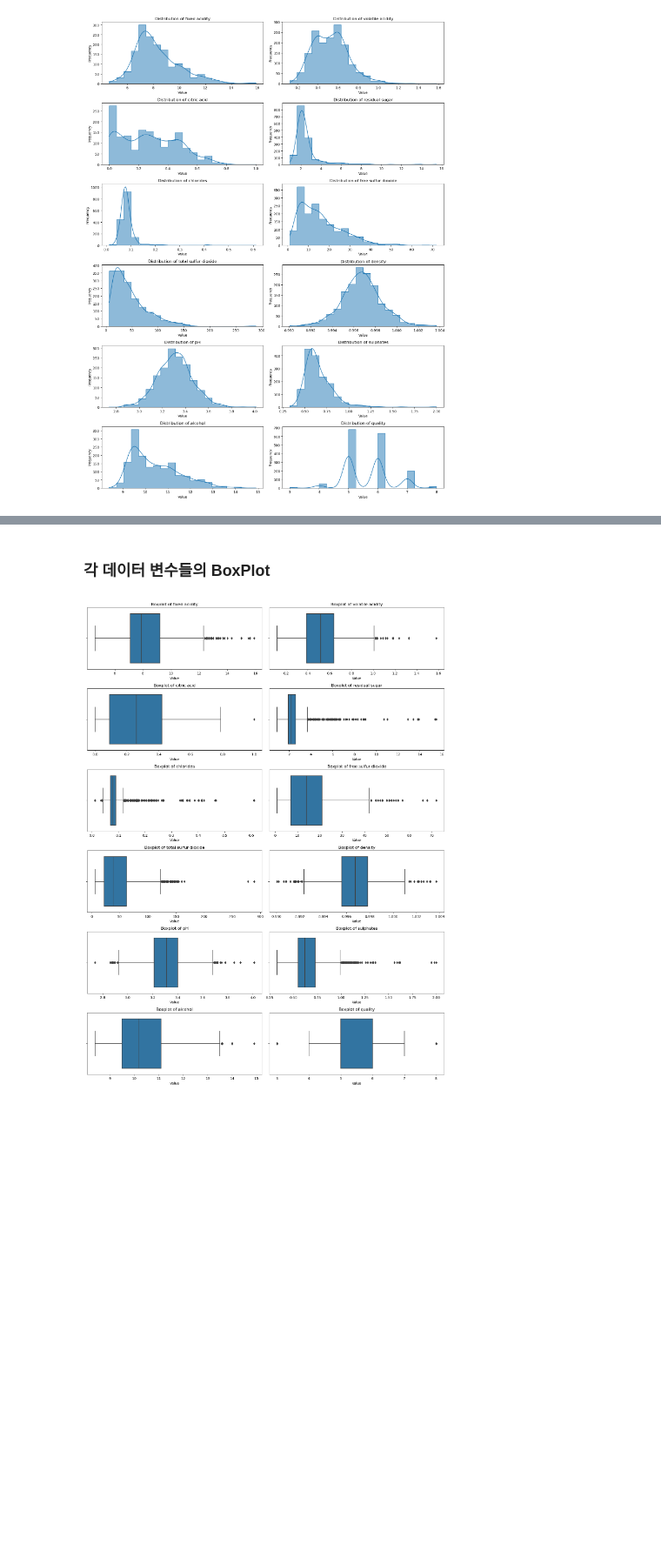
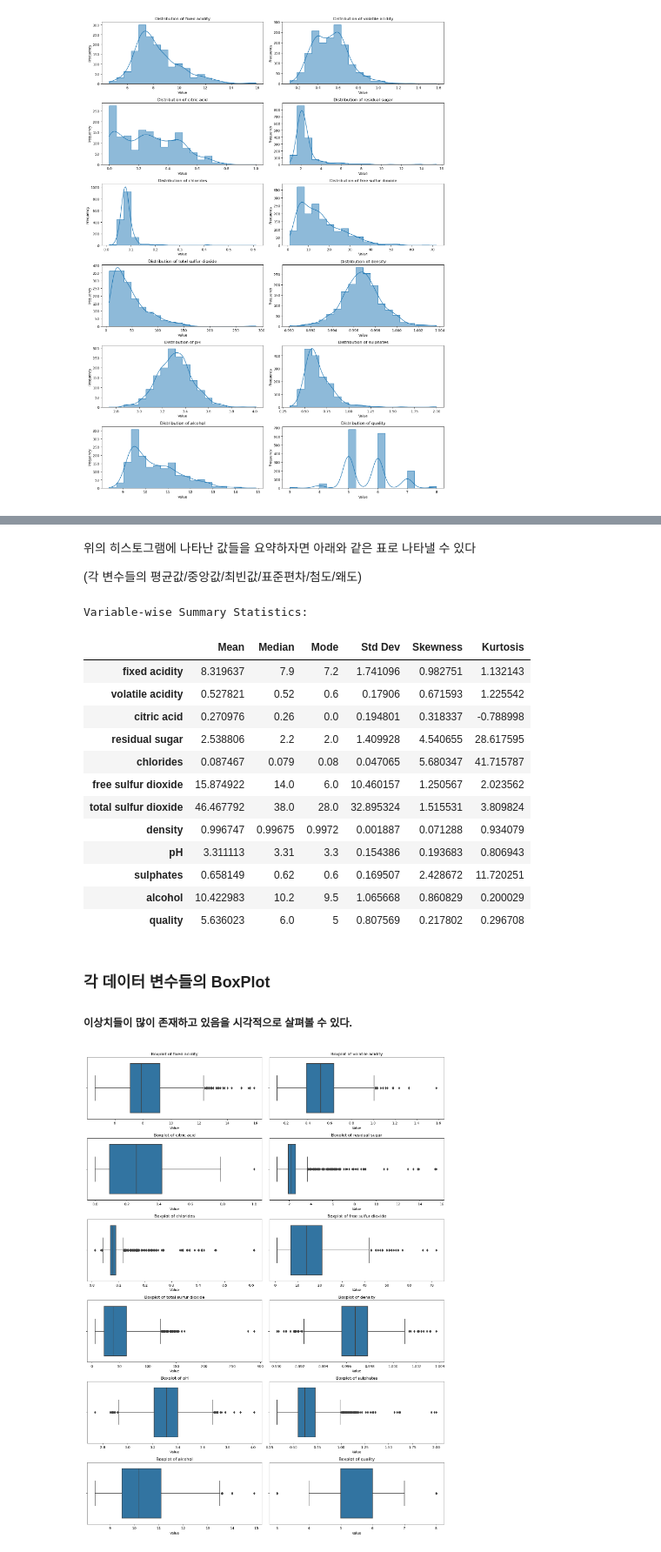
Before and after one commit to yeonho0214/test, a Jupyter notebook: Red Wine Quality (EDA).ipynb, the cells around one changed output, grey strips where cells are left out. Shown at 87% size. Saved outputs shown, nothing was run; the diff lists cells and outputs as text; code cells hidden in the pictures; blank space fills up the shorter version.

```diff
--- a/Red Wine Quality (EDA).ipynb
+++ b/Red Wine Quality (EDA).ipynb
@@ -107,5 +225,47 @@ plt.show()
+# %% [markdown]
+위의 히스토그램에 나타난 값들을 요약하자면 아래와 같은 표로 나타낼 수 있다
+
+(각 변수들의 평균값/중앙값/최빈값/표준편차/첨도/왜도)
+# %%
+import pandas as pd
+
+# 변수별 통계치를 저장할 데이터프레임 생성
+summary_df = pd.DataFrame(index=df.columns, columns=['Mean', 'Median', 'Mode', 'Std Dev', 'Skewness', 'Kurtosis'])
+
+# 각 열의 독립변수들의 분포를 서브플롯에 그리기
+for column in df.columns:
+    # 통계치 계산
+    mean_val = df[column].mean()
+    median_val = df[column].median()
+    mode_val = df[column].mode()[0]  # 최빈값은 mode()의 결과 중 첫 번째 값 사용
+    std_dev_val = df[column].std()
+    skewness_val = df[column].skew()
+    kurtosis_val = df[column].kurtosis()
+
+    # 변수별 통계치 저장
+    summary_df.loc[column] = [mean_val, median_val, mode_val, std_dev_val, skewness_val, kurtosis_val]
+
+# 변수별 통계치 출력
+print("Variable-wise Summary Statistics:")
+summary_df
+# %% [output]
+Variable-wise Summary Statistics:
+|  | Mean | Median | Mode | Std Dev | Skewness | Kurtosis |
+| fixed acidity | 8.319637 | 7.9 | 7.2 | 1.741096 | 0.982751 | 1.132143 |
+| volatile acidity | 0.527821 | 0.52 | 0.6 | 0.17906 | 0.671593 | 1.225542 |
+| citric acid | 0.270976 | 0.26 | 0.0 | 0.194801 | 0.318337 | -0.788998 |
+| residual sugar | 2.538806 | 2.2 | 2.0 | 1.409928 | 4.540655 | 28.617595 |
+| chlorides | 0.087467 | 0.079 | 0.08 | 0.047065 | 5.680347 | 41.715787 |
+| free sulfur dioxide | 15.874922 | 14.0 | 6.0 | 10.460157 | 1.250567 | 2.023562 |
+| total sulfur dioxide | 46.467792 | 38.0 | 28.0 | 32.895324 | 1.515531 | 3.809824 |
+| density | 0.996747 | 0.99675 | 0.9972 | 0.001887 | 0.071288 | 0.934079 |
+| pH | 3.311113 | 3.31 | 3.3 | 0.154386 | 0.193683 | 0.806943 |
+| sulphates | 0.658149 | 0.62 | 0.6 | 0.169507 | 2.428672 | 11.720251 |
+| alcohol | 10.422983 | 10.2 | 9.5 | 1.065668 | 0.860829 | 0.200029 |
+| quality | 5.636023 | 6.0 | 5 | 0.807569 | 0.217802 | 0.296708 |
 # %% [markdown]
 ### 각 데이터 변수들의 BoxPlot
+##### 이상치들이 많이 존재하고 있음을 시각적으로 살펴볼 수 있다.
 # %%
 import seaborn as sns
 import matplotlib.pyplot as plt
```
Also changed, not shown: parts of 11 cells of this notebook.
